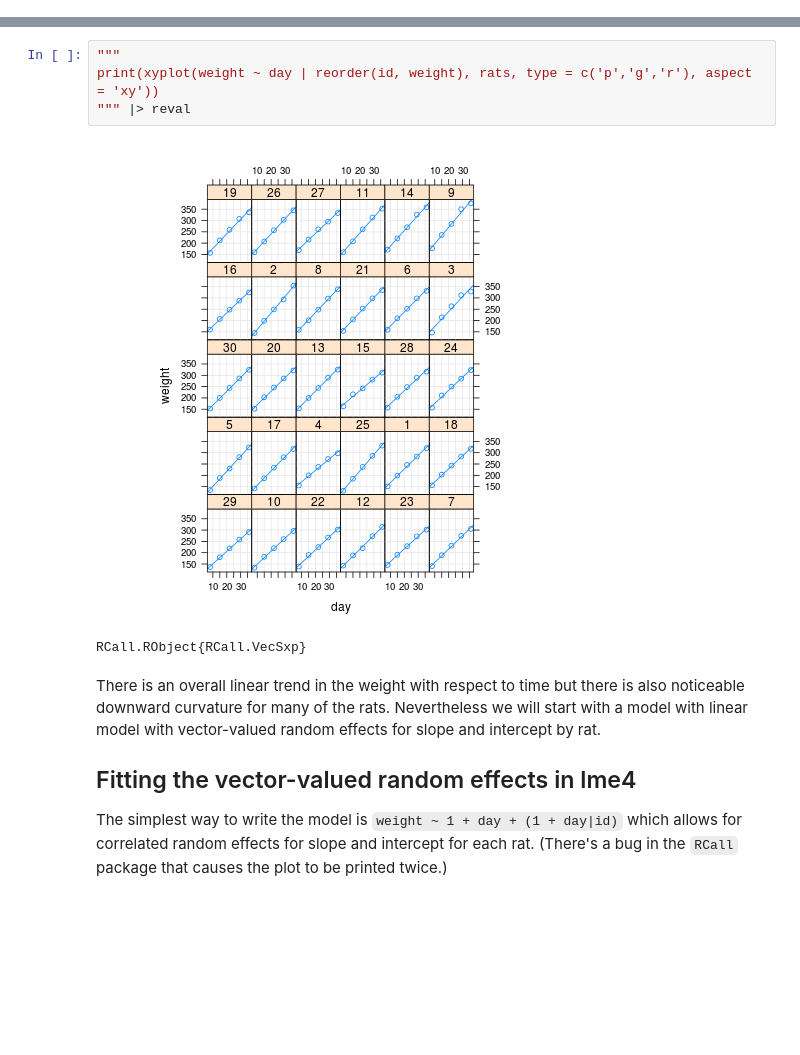
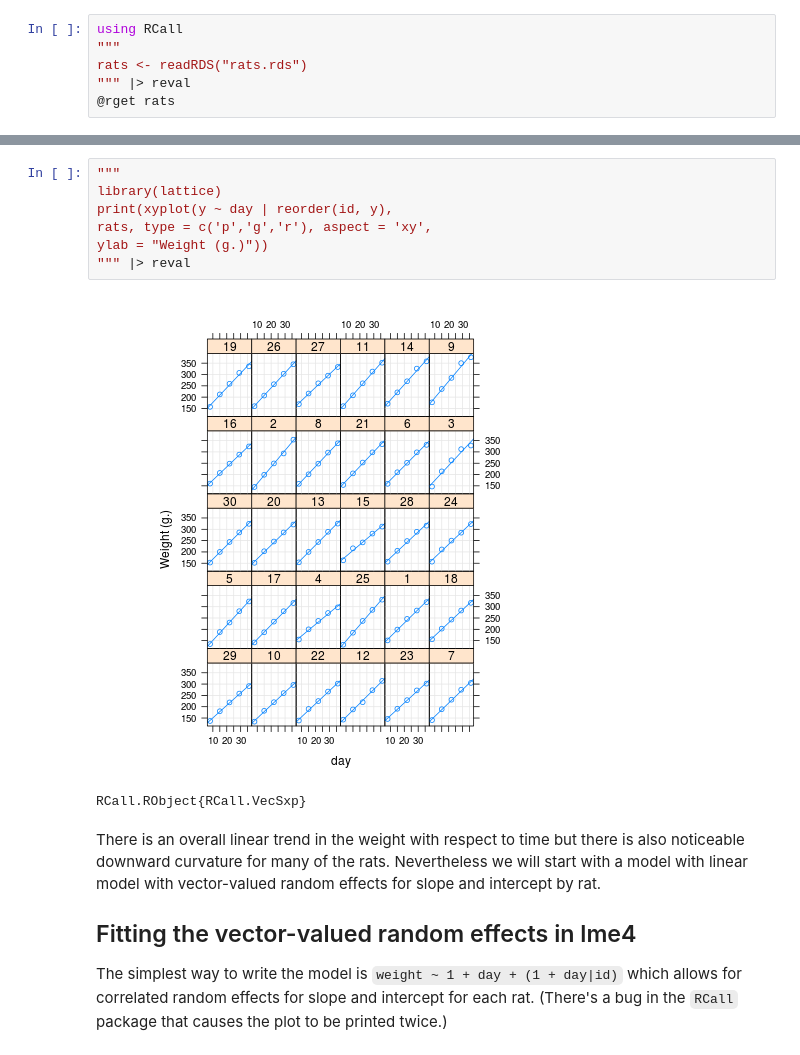
Before and after one commit to dmbates/JuliaWorkshop, a Jupyter notebook: RatWeights.ipynb, the cells around one changed output, grey strips where cells are left out. Saved outputs shown, nothing was run; the diff lists cells and outputs as text; blank space fills up the shorter version.

Commit message:
Split data reading from RatWeights

```diff
--- a/RatWeights.ipynb
+++ b/RatWeights.ipynb
@@ -34,0 +5,6 @@ At this point we do something radical and plot the data.  I have never seen a da
+# %%
+using RCall
+"""
+rats <- readRDS("rats.rds")
+""" |> reval
+@rget rats
@@ -35,9 +32,12 @@ At this point we do something radical and plot the data.  I have never seen a da
 # %%
 """
-print(xyplot(weight ~ day | reorder(id, weight), rats, type = c('p','g','r'), aspect = 'xy'))
+library(lattice)
+print(xyplot(y ~ day | reorder(id, y),
+rats, type = c('p','g','r'), aspect = 'xy',
+ylab = "Weight (g.)"))
 """ |> reval
 # %% [output]
-[figure, old version]
+[figure, new version]
 RCall.RObject{RCall.VecSxp}
 # %% [markdown]
 There is an overall linear trend in the weight with respect to time but there is also noticeable downward curvature for many of the rats.  Nevertheless we will start with a model with linear model with vector-valued random effects for slope and intercept by rat.
```
Also changed, not shown: parts of 24 cells of this notebook, 2 other files.
